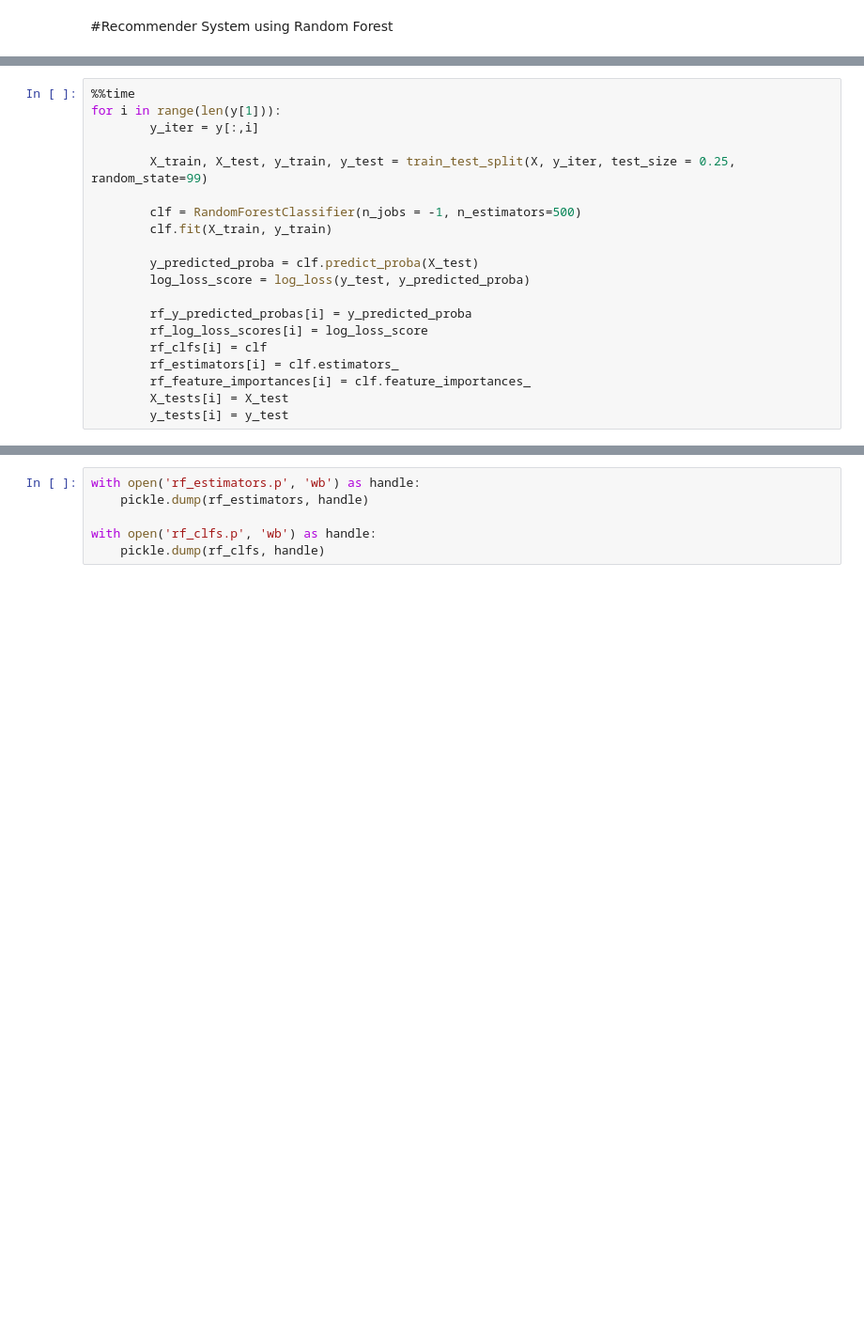
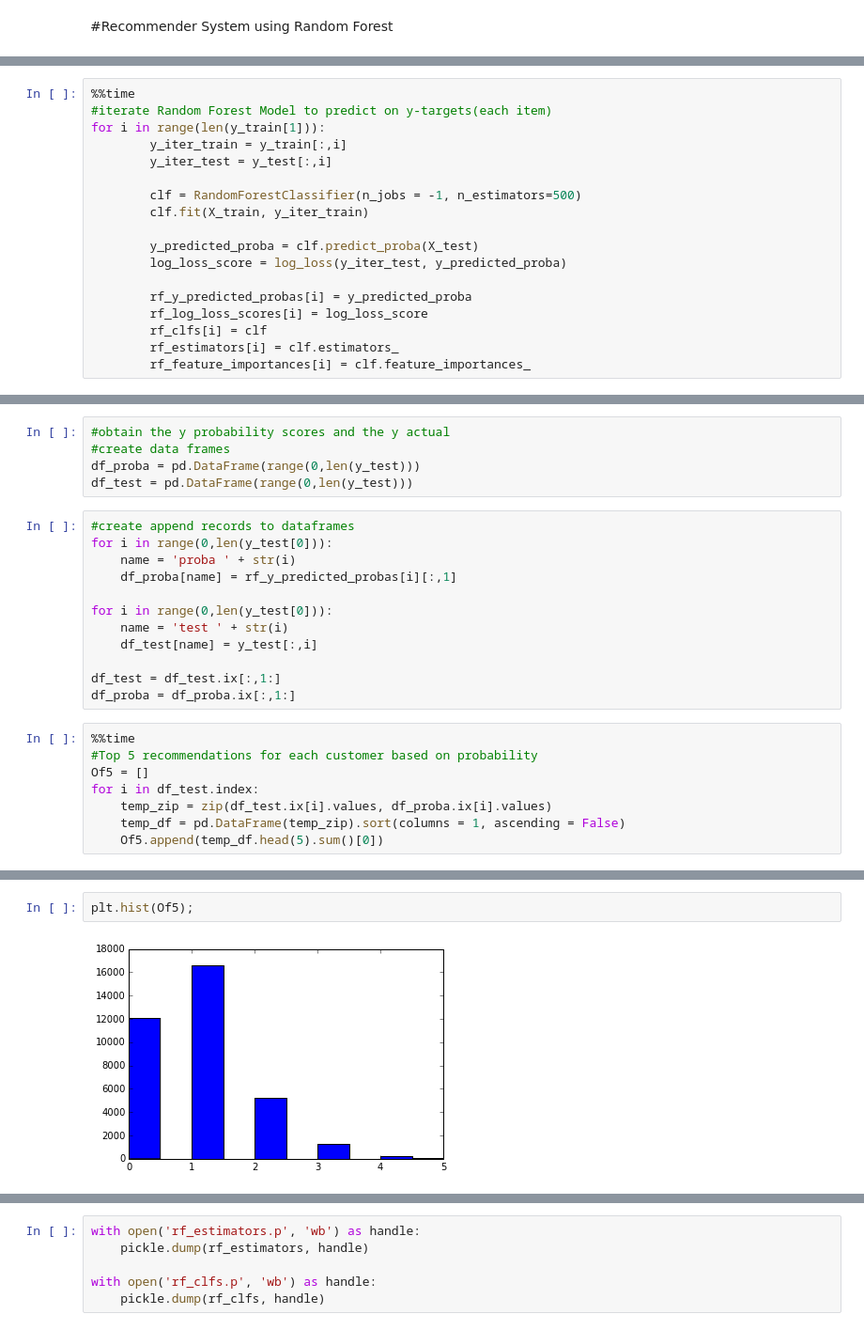
Before and after one commit to DataKind-SF/techsoup-global, a Jupyter notebook: DataKind_TechSoup.ipynb, the cells around one changed output, grey strips where cells are left out. Shown at 94% size. Drawn from its saved outputs; the diff is of its cells as text; blank space fills up the shorter version.

Commit message:
updated model with more features; added comments for clarity

```diff
--- a/DataKind_TechSoup.ipynb
+++ b/DataKind_TechSoup.ipynb
@@ -188,21 +266,19 @@ y_tests = {}
 # %%
 %%time
-for i in range(len(y[1])):
-        y_iter = y[:,i]
-
-        X_train, X_test, y_train, y_test = train_test_split(X, y_iter, test_size = 0.25, random_state=99)
+#iterate Random Forest Model to predict on y-targets(each item)
+for i in range(len(y_train[1])):
+        y_iter_train = y_train[:,i]
+        y_iter_test = y_test[:,i]
 
         clf = RandomForestClassifier(n_jobs = -1, n_estimators=500)
-        clf.fit(X_train, y_train)
+        clf.fit(X_train, y_iter_train)
 
         y_predicted_proba = clf.predict_proba(X_test)
-        log_loss_score = log_loss(y_test, y_predicted_proba)
+        log_loss_score = log_loss(y_iter_test, y_predicted_proba)
 
         rf_y_predicted_probas[i] = y_predicted_proba
         rf_log_loss_scores[i] = log_loss_score
         rf_clfs[i] = clf
         rf_estimators[i] = clf.estimators_
         rf_feature_importances[i] = clf.feature_importances_
-        X_tests[i] = X_test
-        y_tests[i] = y_test
 # %% [output]
@@ -210,0 +318,25 @@ Wall time: 17min 39s
+# %%
+#obtain the y probability scores and the y actual
+#create data frames
+df_proba = pd.DataFrame(range(0,len(y_test)))
+df_test = pd.DataFrame(range(0,len(y_test)))
+# %%
+#create append records to dataframes
+for i in range(0,len(y_test[0])):
+    name = 'proba ' + str(i)
+    df_proba[name] = rf_y_predicted_probas[i][:,1]
+
+for i in range(0,len(y_test[0])):
+    name = 'test ' + str(i)
+    df_test[name] = y_test[:,i]
+
+df_test = df_test.ix[:,1:]
+df_proba = df_proba.ix[:,1:]
+# %%
+%%time
+#Top 5 recommendations for each customer based on probability
+Of5 = []
+for i in df_test.index:
+    temp_zip = zip(df_test.ix[i].values, df_proba.ix[i].values)
+    temp_df = pd.DataFrame(temp_zip).sort(columns = 1, ascending = False)
+    Of5.append(temp_df.head(5).sum()[0])
@@ -210,0 +354,4 @@ Wall time: 17min 39s
+# %%
+plt.hist(Of5);
+# %% [output]
+[figure, added]
```
Also changed, not shown: parts of 59 cells of this notebook, 2 other files.
